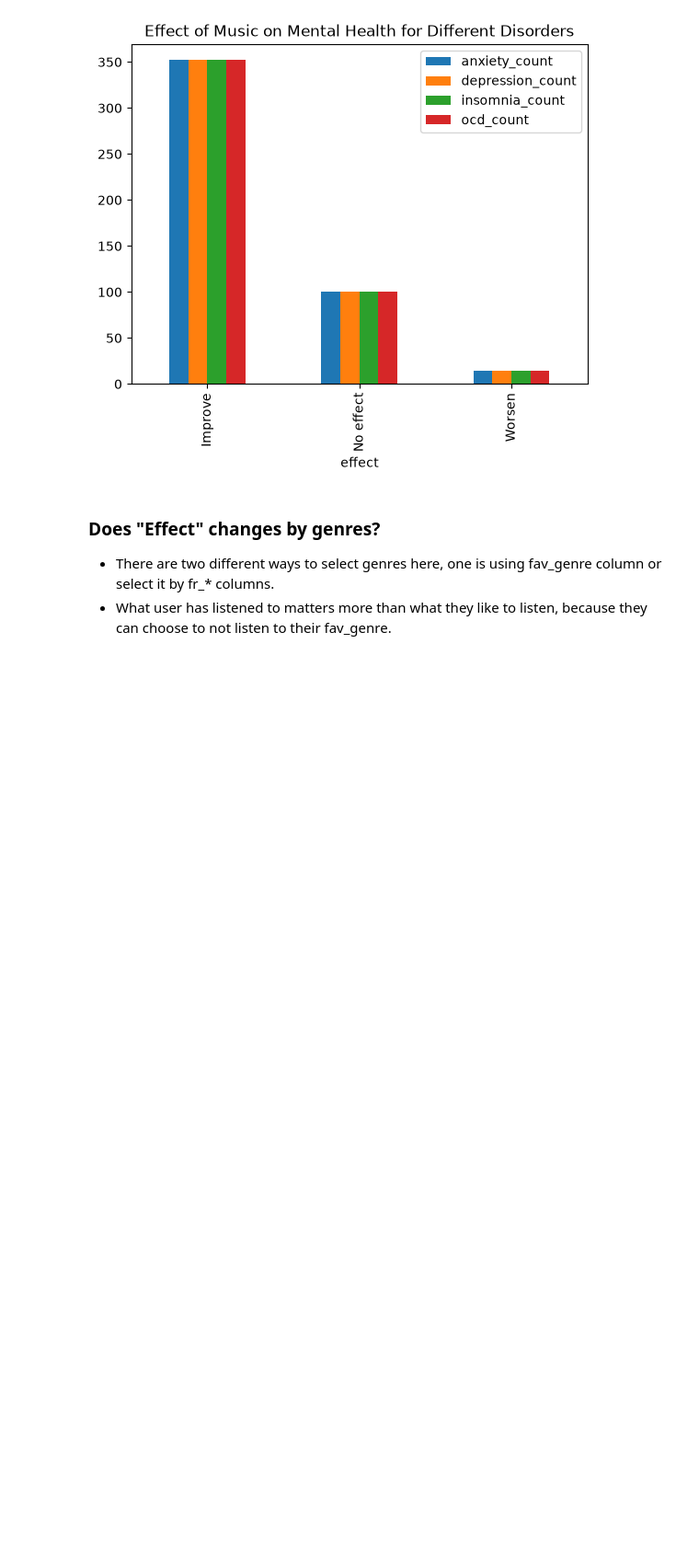
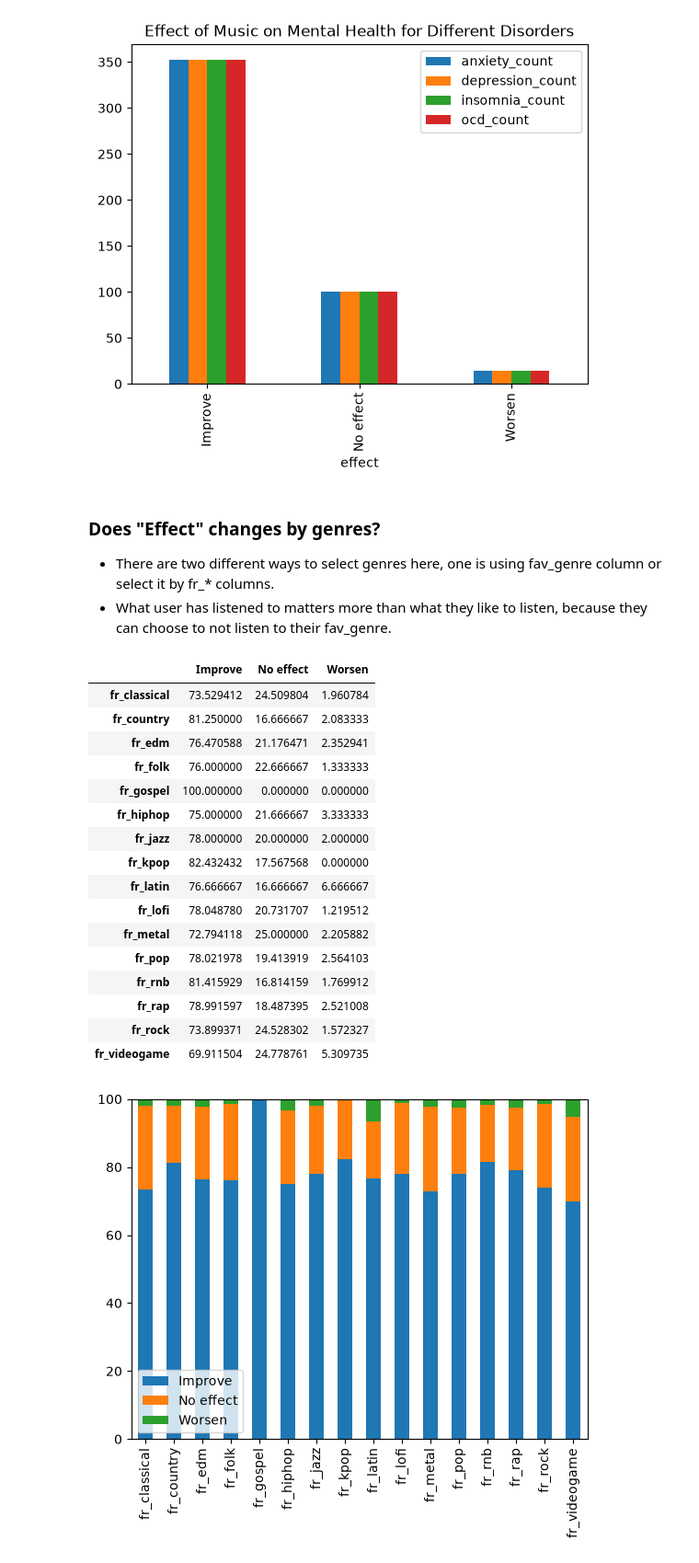
Before and after one commit to hem1t/music-mental, a Jupyter notebook: src/complete_documented_pipe.ipynb, the cells around one changed output. Shown at 92% size. Saved outputs shown, nothing was run; the diff lists cells and outputs as text; code cells hidden in the pictures; blank space fills up the shorter version.

Commit message:
More visuals
Crosstab ki jai, F pivot_table

```diff
--- a/src/complete_documented_pipe.ipynb
+++ b/src/complete_documented_pipe.ipynb
@@ -274,3 +274,34 @@ df_filtered.groupby('effect').agg(anxiety_count=('anxiety_scr', 'count'),
 # %%
 # fr_* columns distribution to should be counted only if column has values ['Often', 'Always']
 # Users listening to genres with high frequency, should increase count of listener to that genre.
+
+genre_df = pd.DataFrame()
+genre_df.index = df1.columns[df1.columns.str.startswith('fr_')]
+
+for effect in df1['effect'].unique():
+    genre_df[effect] = [df1[(df1['effect'] == effect) & (df1[idx] == 'Very frequently')][idx].count() for idx in genre_df.index]
+
+# normalizing the df by index
+genre_df = genre_df.div(genre_df.sum(axis=1), axis=0) * 100
+
+genre_df.plot(kind='bar', stacked=True)
+genre_df
+# %% [output]
+|  | Improve | No effect | Worsen |
+| fr_classical | 73.529412 | 24.509804 | 1.960784 |
+| fr_country | 81.250000 | 16.666667 | 2.083333 |
+| fr_edm | 76.470588 | 21.176471 | 2.352941 |
+| fr_folk | 76.000000 | 22.666667 | 1.333333 |
+| fr_gospel | 100.000000 | 0.000000 | 0.000000 |
+| fr_hiphop | 75.000000 | 21.666667 | 3.333333 |
+| fr_jazz | 78.000000 | 20.000000 | 2.000000 |
+| fr_kpop | 82.432432 | 17.567568 | 0.000000 |
+| fr_latin | 76.666667 | 16.666667 | 6.666667 |
+| fr_lofi | 78.048780 | 20.731707 | 1.219512 |
+| fr_metal | 72.794118 | 25.000000 | 2.205882 |
+| fr_pop | 78.021978 | 19.413919 | 2.564103 |
+| fr_rnb | 81.415929 | 16.814159 | 1.769912 |
+| fr_rap | 78.991597 | 18.487395 | 2.521008 |
+| fr_rock | 73.899371 | 24.528302 | 1.572327 |
+| fr_videogame | 69.911504 | 24.778761 | 5.309735 |
+[figure, added]
```
Also changed, not shown: parts of 5 cells of this notebook.
